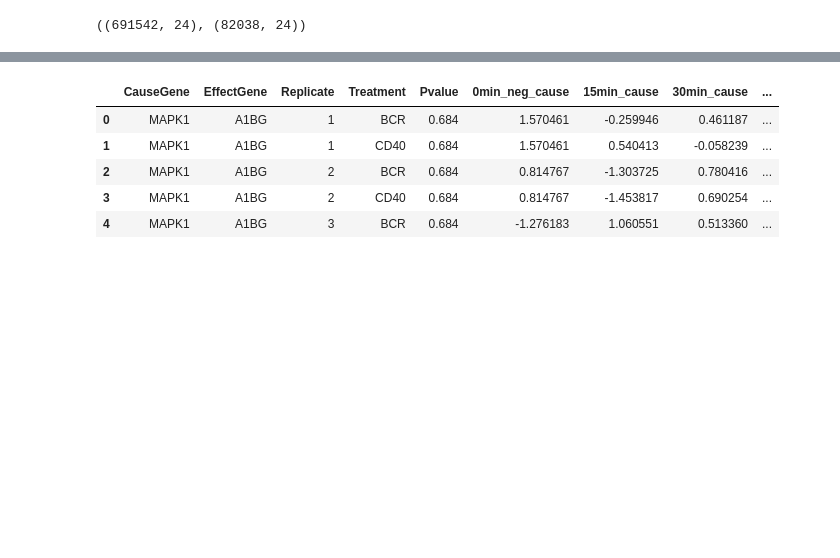
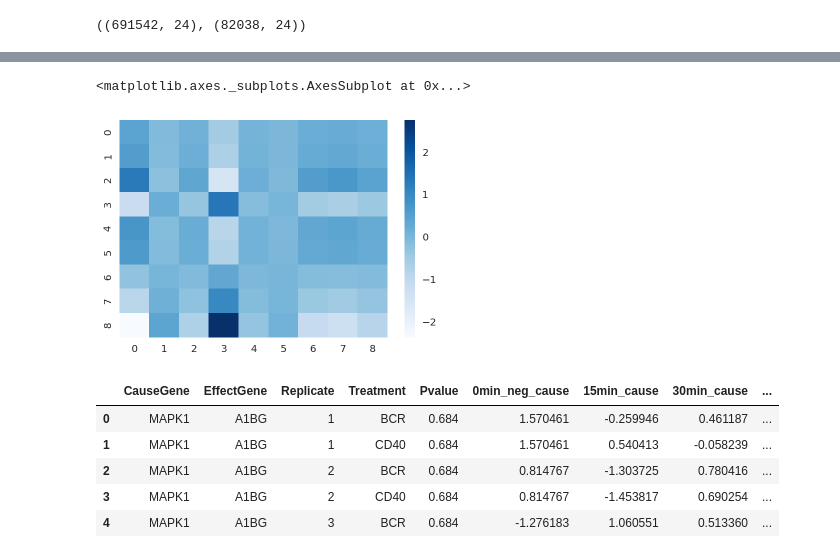
Before and after one commit to Robert-Aduviri/genomic-causality-prediction, a Jupyter notebook: Step 1 - Validation.ipynb, the cells around one changed output, grey strips where cells are left out. Saved outputs shown, nothing was run; the diff lists cells and outputs as text; code cells hidden in the pictures; blank space fills up the shorter version.

```diff
--- a/Step 1 - Validation.ipynb
+++ b/Step 1 - Validation.ipynb
@@ -75,0 +129,3 @@ train.shape, test.shape,
+# %%
+x1 = res.iloc[0, [c.endswith('cause') for c in res]]
+x2 = res.iloc[0, [c.endswith('effect') for c in res]]
@@ -76,3 +153,8 @@ train.shape, test.shape,
+# %%
+sns.heatmap(np.array(np.outer(x1, x2), dtype='float'), cmap='Blues')
+# %% [output]
+<matplotlib.axes._subplots.AxesSubplot at 0x...>
+[figure, added]
 # %%
 train.head()
 # %% [output]
```
Also changed, not shown: parts of 19 cells of this notebook.
